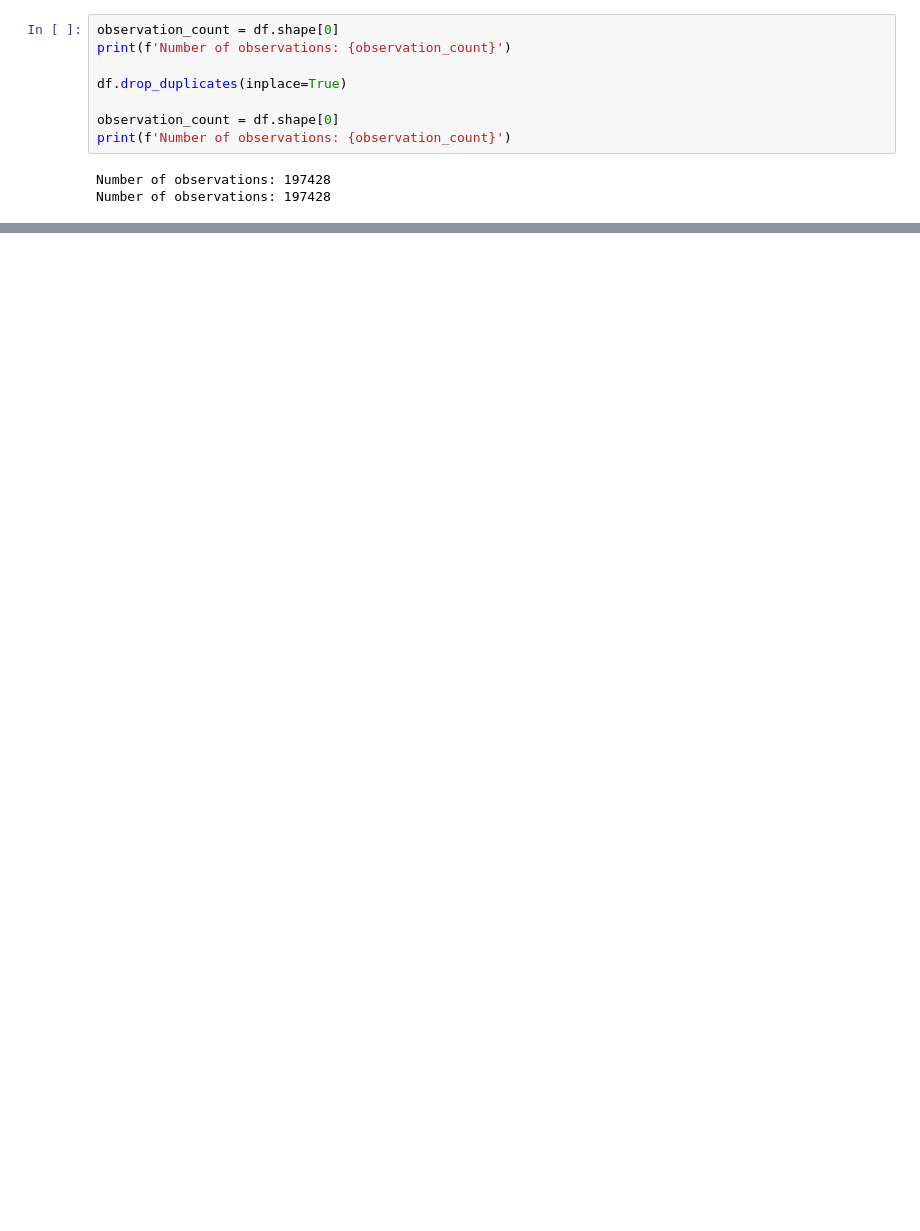
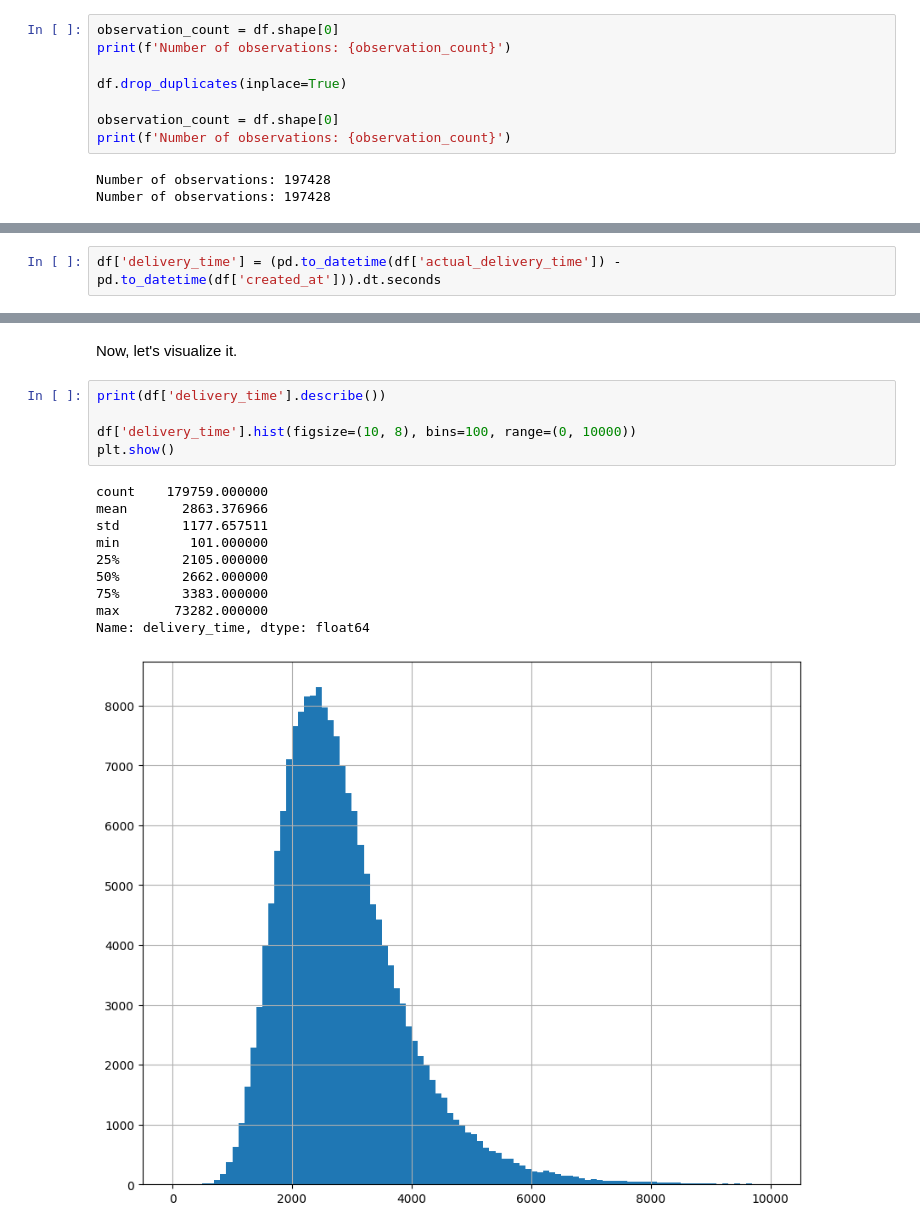
Before and after one commit to shehabyasser/ml-exercise, a Jupyter notebook: exercise.ipynb, the cells around one changed output, grey strips where cells are left out. Drawn from its saved outputs; the diff is of its cells as text; blank space fills up the shorter version.

```diff
--- a/exercise.ipynb
+++ b/exercise.ipynb
@@ -79,0 +137,2 @@ Index: []
+# %%
+df['delivery_time'] = (pd.to_datetime(df['actual_delivery_time']) - pd.to_datetime(df['created_at'])).dt.seconds
@@ -79,0 +168,18 @@ Index: []
+# %% [markdown]
+Now, let's visualize it.
+# %%
+print(df['delivery_time'].describe())
+
+df['delivery_time'].hist(figsize=(10, 8), bins=100, range=(0, 10000))
+plt.show()
+# %% [output]
+count    179759.000000
+mean       2863.376966
+std        1177.657511
+min         101.000000
+25%        2105.000000
+50%        2662.000000
+75%        3383.000000
+max       73282.000000
+Name: delivery_time, dtype: float64
+[figure, added]
```
Also changed, not shown: parts of 41 cells of this notebook, 1 other file.
